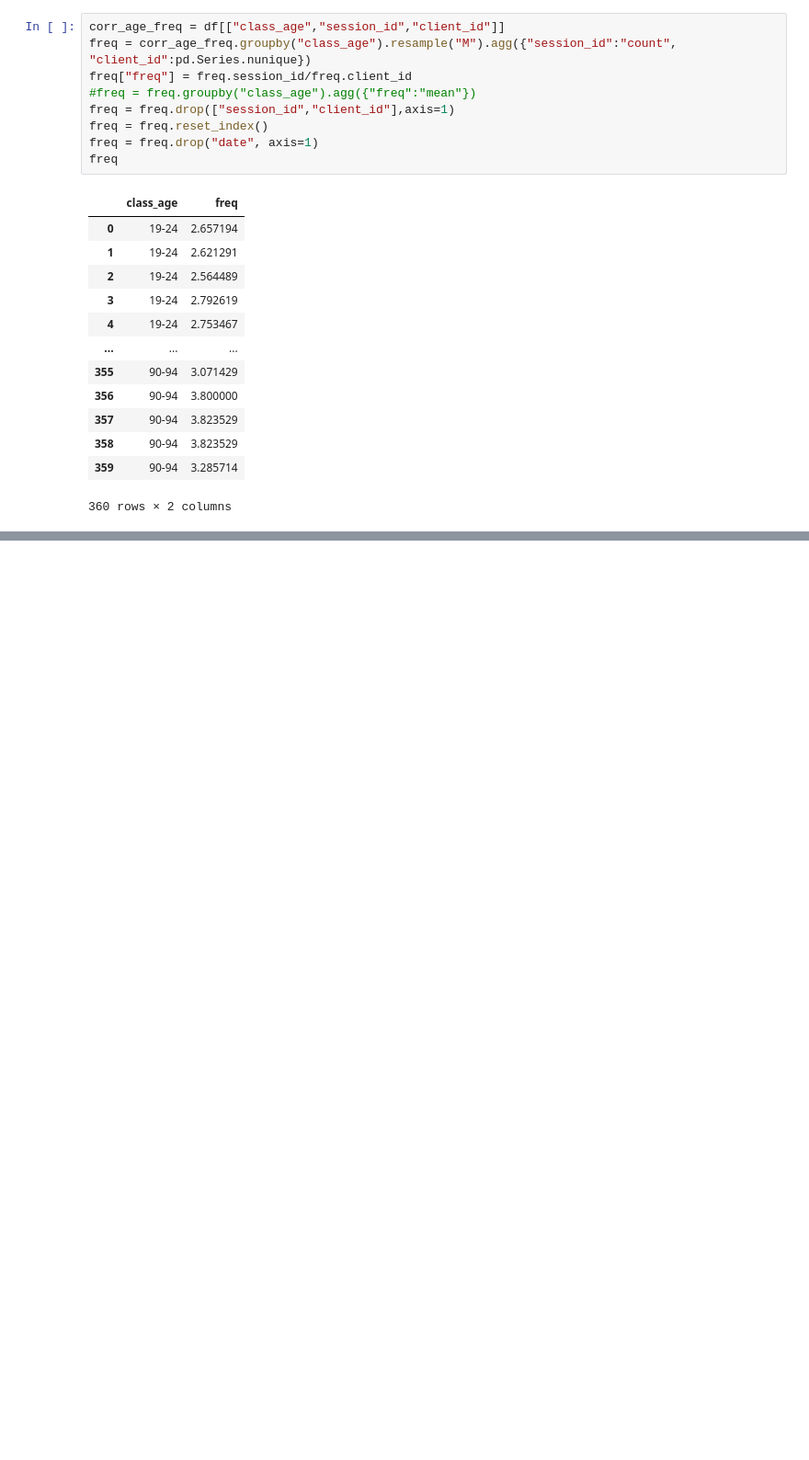
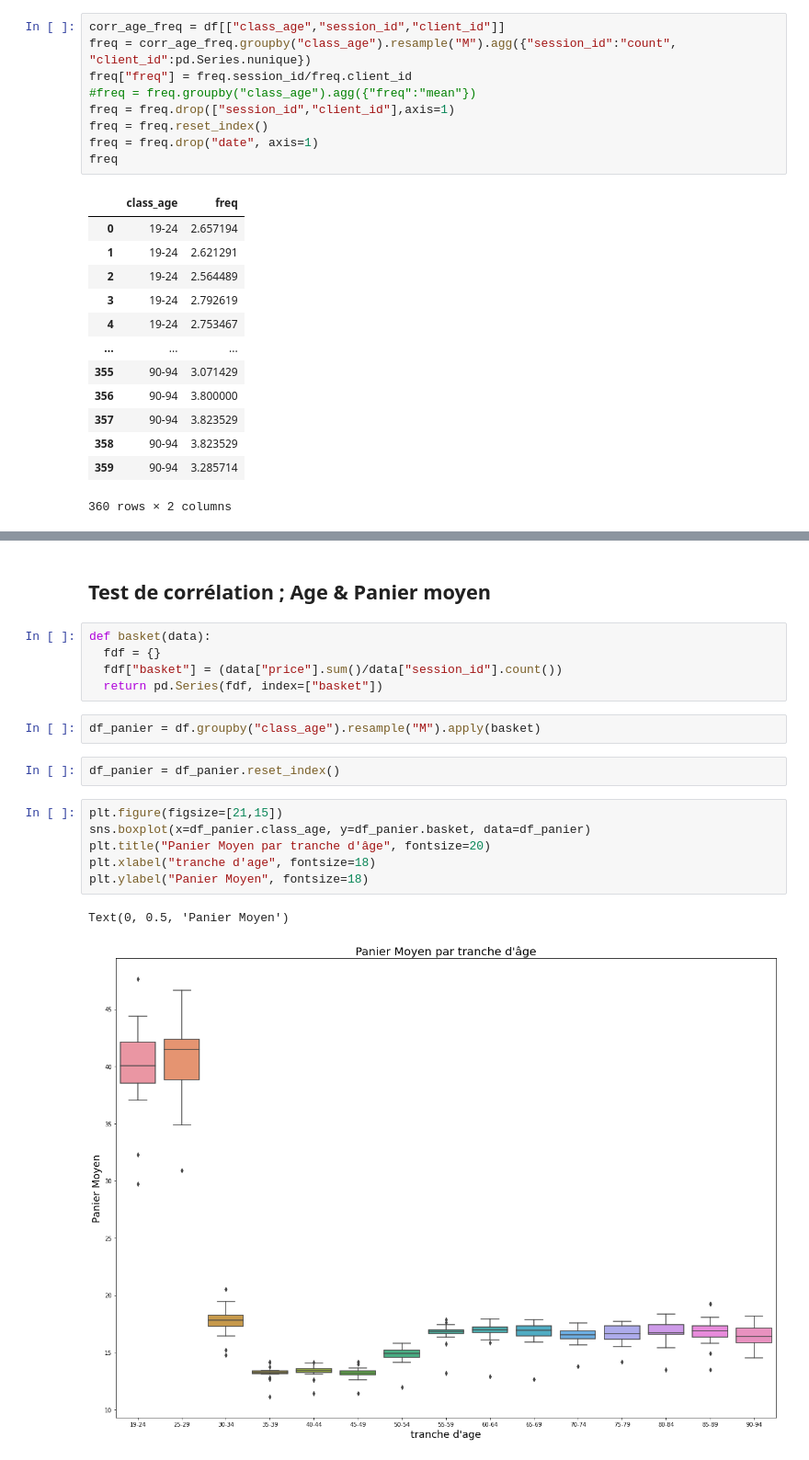
Before and after one commit to Valeeew/Analyze-bookstore-sales, a Jupyter notebook: correlation_testing.ipynb, the cells around one changed output, grey strips where cells are left out. Shown at 92% size. Cells and saved outputs as stored; diff of their text form; blank space fills up the shorter version.

Commit message:
Update correlation between age - average basket and age - category

```diff
--- a/correlation_testing.ipynb
+++ b/correlation_testing.ipynb
@@ -259,3 +264,23 @@ Covariance Type:            nonrobust
 
 Warnings:
 [1] Standard Errors assume that the covariance matrix of the errors is correctly specified.
+# %% [markdown]
+## __Test de corrélation ; Age & Panier moyen__
+# %%
+def basket(data):
+  fdf = {}
+  fdf["basket"] = (data["price"].sum()/data["session_id"].count())
+  return pd.Series(fdf, index=["basket"])
+# %%
+df_panier = df.groupby("class_age").resample("M").apply(basket)
+# %%
+df_panier = df_panier.reset_index()
+# %%
+plt.figure(figsize=[21,15])
+sns.boxplot(x=df_panier.class_age, y=df_panier.basket, data=df_panier)
+plt.title("Panier Moyen par tranche d'âge", fontsize=20)
+plt.xlabel("tranche d'age", fontsize=18)
+plt.ylabel("Panier Moyen", fontsize=18)
+# %% [output]
+Text(0, 0.5, 'Panier Moyen')
+[figure, added]
```
Also changed, not shown: parts of 12 cells of this notebook.
